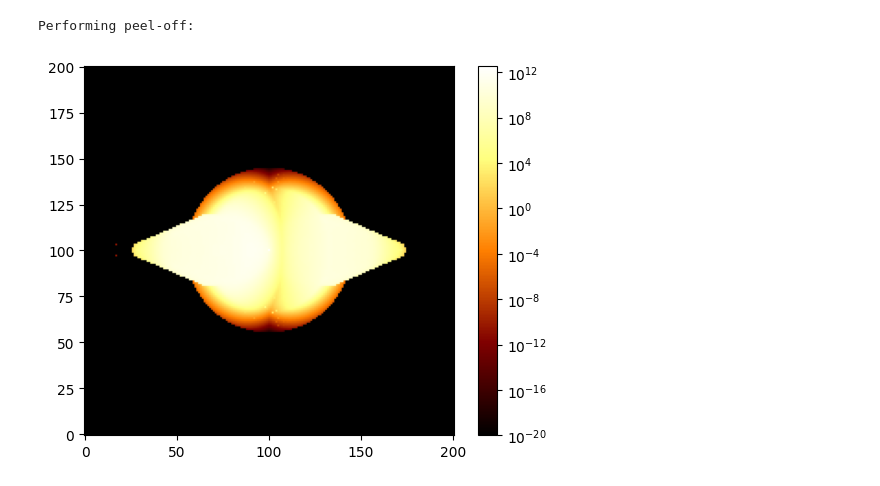
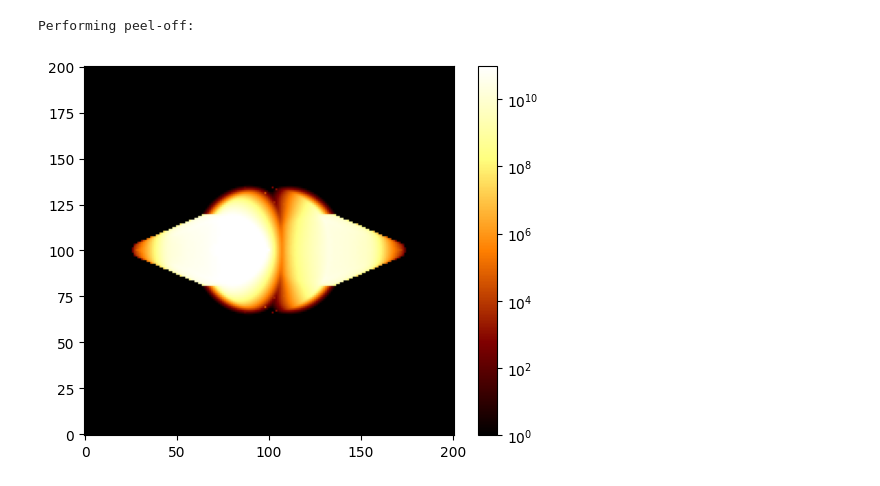
Before and after one commit to yunqibillyli/siltsong, a Jupyter notebook: M1-92.ipynb, the cells around one changed output. Saved outputs shown, nothing was run; the diff lists cells and outputs as text; code cells hidden in the pictures.

```diff
--- a/M1-92.ipynb
+++ b/M1-92.ipynb
@@ -244,14 +244,17 @@ Performing peel-off:
 # %%
 import numpy as np
 import matplotlib.pyplot as plt
 from matplotlib.colors import LogNorm
 
-buffer = 1e-20 # np.min(image[image > 0])
 buffered_image = image.copy()
+buffer = 1
 buffered_image[buffered_image <= buffer] = buffer
+
+cap = 1e11 # np.max(image[image > 0])
+buffered_image[buffered_image >= cap] = cap
 
 plt.imshow(buffered_image, origin = 'lower', cmap = 'afmhot', norm = LogNorm())
 plt.colorbar()
 plt.show()
 # %% [output]
-[figure, old version]
+[figure, new version]
```
Also changed, not shown: parts of 2 cells of this notebook, 2 other files.
